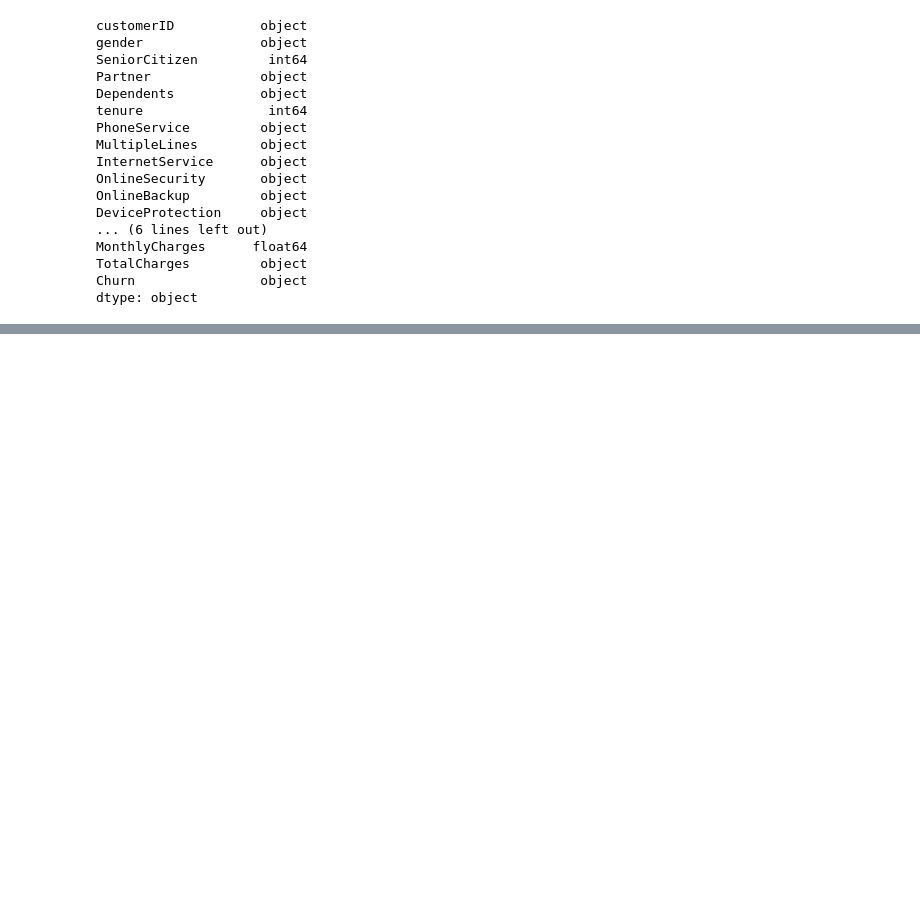
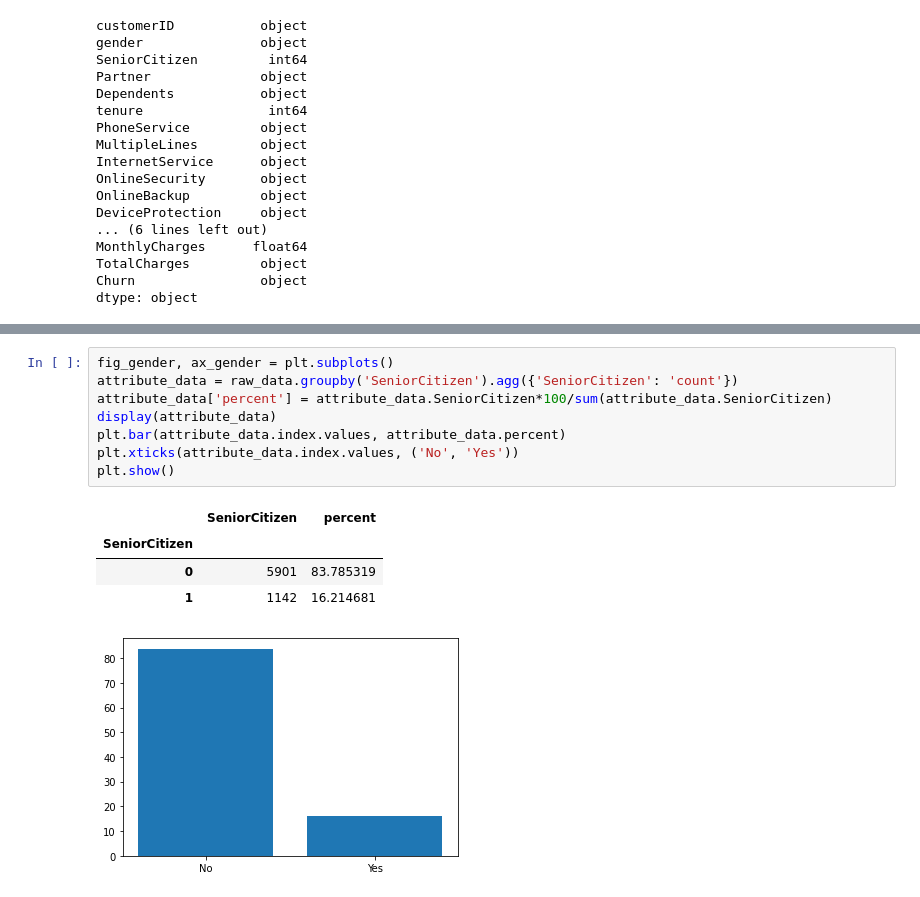
Before and after one commit to arcarrion/churn_prediction, a Jupyter notebook: notebooks/01_exploratory_analysis.ipynb, the cells around one changed output, grey strips where cells are left out. Saved outputs shown, nothing was run; the diff lists cells and outputs as text; blank space fills up the shorter version.

```diff
--- a/notebooks/01_exploratory_analysis.ipynb
+++ b/notebooks/01_exploratory_analysis.ipynb
@@ -54,0 +83,14 @@ TypeError: ignored
+# %%
+fig_gender, ax_gender = plt.subplots()
+attribute_data = raw_data.groupby('SeniorCitizen').agg({'SeniorCitizen': 'count'})
+attribute_data['percent'] = attribute_data.SeniorCitizen*100/sum(attribute_data.SeniorCitizen)
+display(attribute_data)
+plt.bar(attribute_data.index.values, attribute_data.percent)
+plt.xticks(attribute_data.index.values, ('No', 'Yes'))
+plt.show()
+# %% [output]
+|  | SeniorCitizen | percent |
+| SeniorCitizen |  |  |
+| 0 | 5901 | 83.785319 |
+| 1 | 1142 | 16.214681 |
+[figure, added]
```
Also changed, not shown: parts of 7 cells of this notebook.
